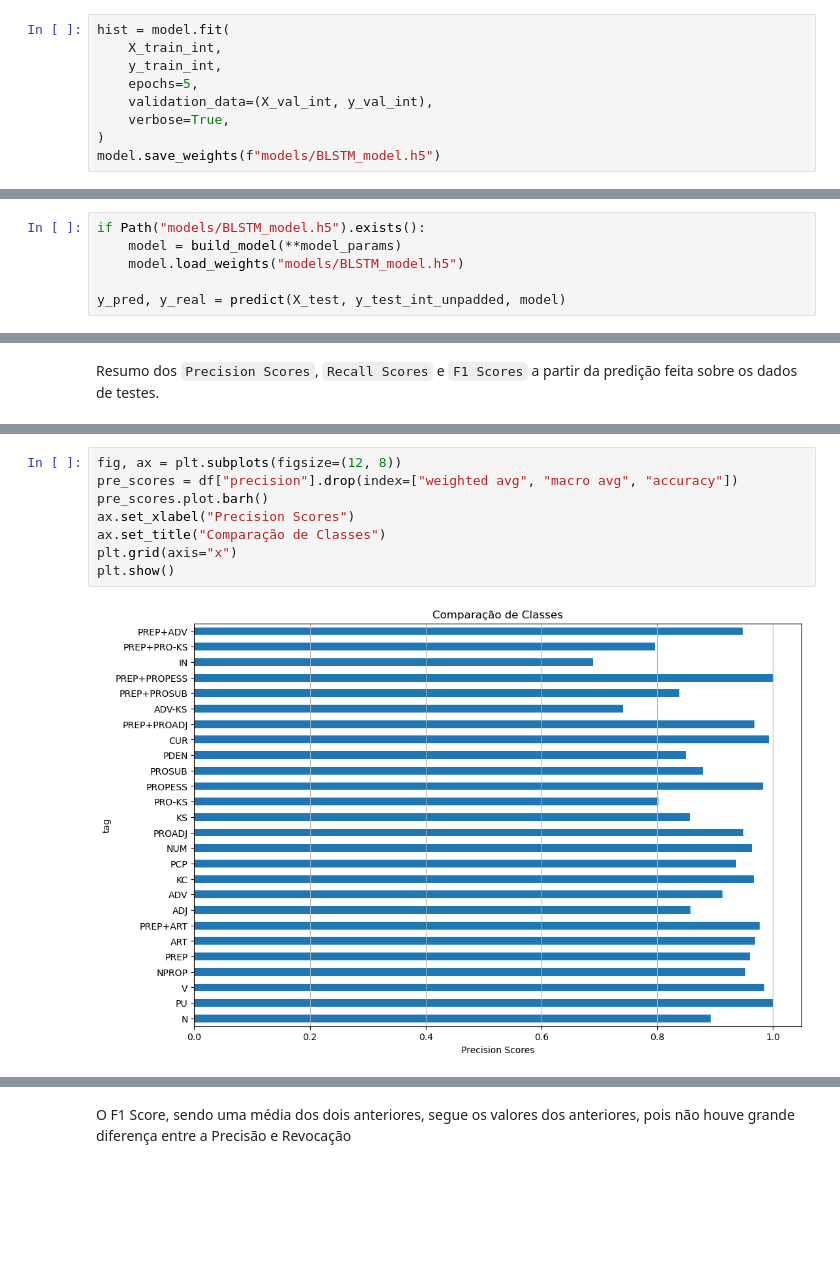
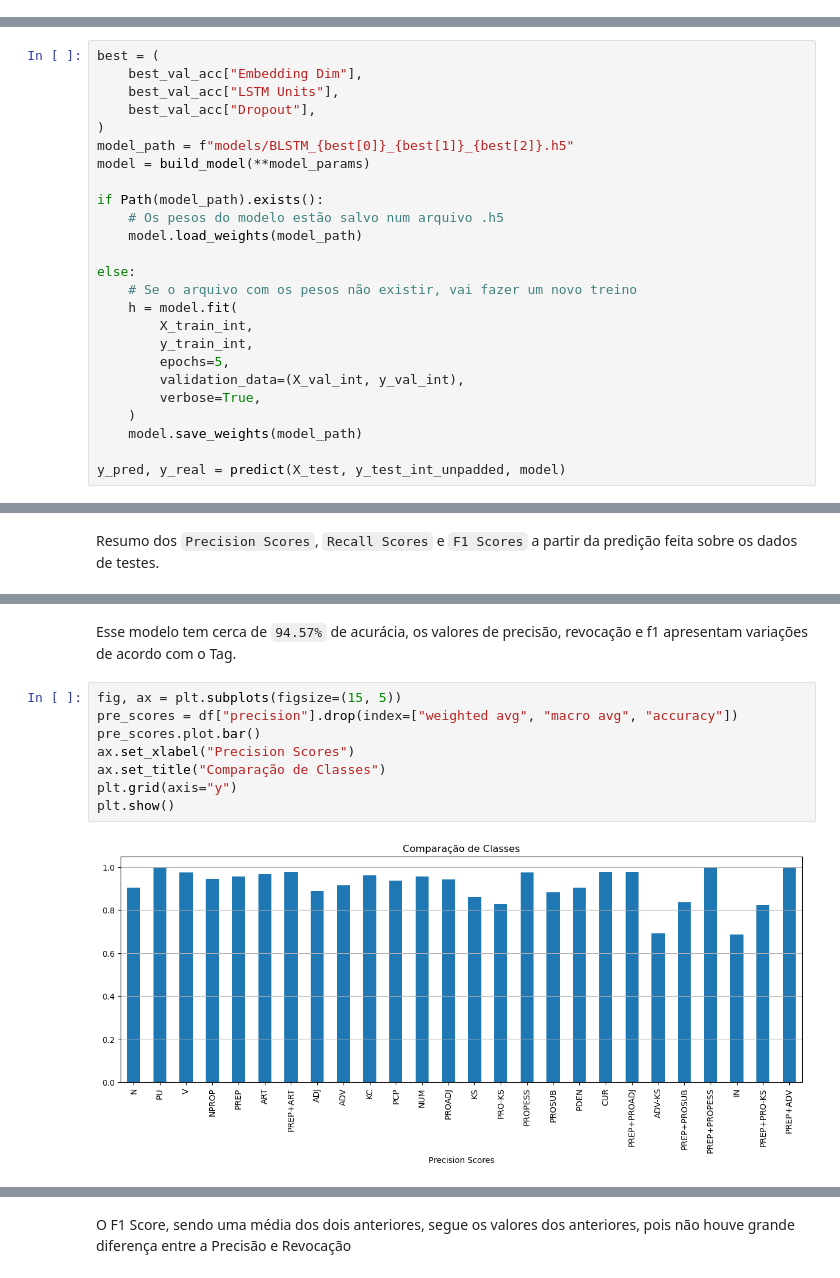
Before and after one commit to vasilva/NLP_POST, a Jupyter notebook: NLP_TP2.ipynb, the cells around one changed output, grey strips where cells are left out. Cells and saved outputs as stored; diff of their text form; blank space fills up the shorter version.

```diff
--- a/NLP_TP2.ipynb
+++ b/NLP_TP2.ipynb
@@ -280,9 +304,0 @@ _________________________________________________________________
-# %%
-hist = model.fit(
-    X_train_int,
-    y_train_int,
-    epochs=5,
-    validation_data=(X_val_int, y_val_int),
-    verbose=True,
-)
-model.save_weights(f"models/BLSTM_model.h5")
@@ -362,9 +477,28 @@ def predict(X_test, y_test_int_unpadded, model):
 
     return y_pred, y_real
 # %%
-if Path("models/BLSTM_model.h5").exists():
-    model = build_model(**model_params)
-    model.load_weights("models/BLSTM_model.h5")
+best = (
+    best_val_acc["Embedding Dim"],
+    best_val_acc["LSTM Units"],
+    best_val_acc["Dropout"],
+)
+model_path = f"models/BLSTM_{best[0]}_{best[1]}_{best[2]}.h5"
+model = build_model(**model_params)
+
+if Path(model_path).exists():
+    # Os pesos do modelo estão salvo num arquivo .h5
+    model.load_weights(model_path)
+
+else:
+    # Se o arquivo com os pesos não existir, vai fazer um novo treino
+    h = model.fit(
+        X_train_int,
+        y_train_int,
+        epochs=5,
+        validation_data=(X_val_int, y_val_int),
+        verbose=True,
+    )
+    model.save_weights(model_path)
 
 y_pred, y_real = predict(X_test, y_test_int_unpadded, model)
 # %% [output]
@@ -439,11 +573,13 @@ df
+# %% [markdown]
+Esse modelo tem cerca de `94.57%` de acurácia, os valores de precisão, revocação e f1 apresentam variações de acordo com o Tag.
 # %%
-fig, ax = plt.subplots(figsize=(12, 8))
+fig, ax = plt.subplots(figsize=(15, 5))
 pre_scores = df["precision"].drop(index=["weighted avg", "macro avg", "accuracy"])
-pre_scores.plot.barh()
+pre_scores.plot.bar()
 ax.set_xlabel("Precision Scores")
 ax.set_title("Comparação de Classes")
-plt.grid(axis="x")
+plt.grid(axis="y")
 plt.show()
 # %% [output]
-[figure, old version]
+[figure, new version]
 # %% [markdown]
```
Also changed, not shown: parts of 22 cells of this notebook, 1 other file.
